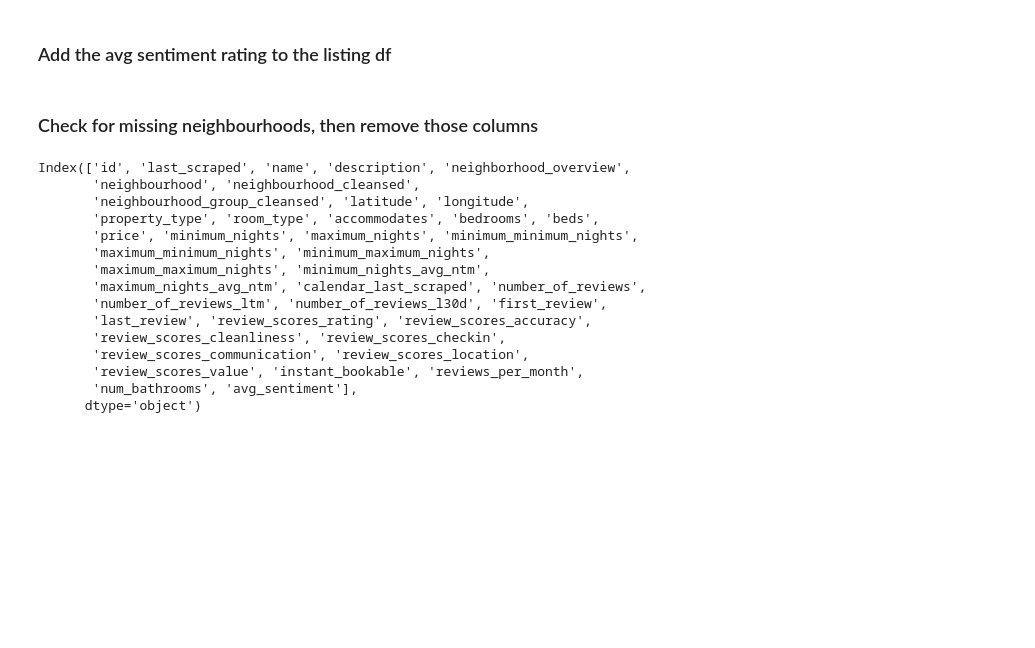
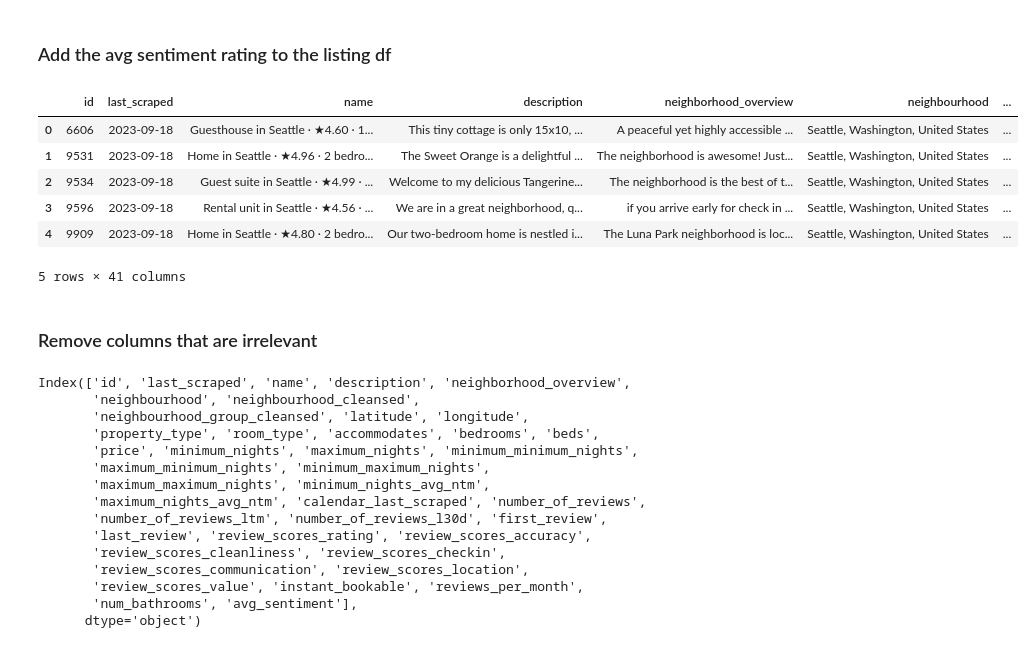
Before and after one commit to kflemming30/6505-Project, a Jupyter notebook: airbnb_data_exploration.ipynb, the cells around one changed output. Drawn from its saved outputs; the diff is of its cells as text; code cells hidden in the pictures; blank space fills up the shorter version.

```diff
--- a/airbnb_data_exploration.ipynb
+++ b/airbnb_data_exploration.ipynb
@@ -582,5 +546,13 @@ combined_reviews.head()
 # %% [markdown]
 ### Add the avg sentiment rating to the listing df
 # %%
-cleaned_listings = pd.read_csv('https://raw.githubusercontent.com/kflemming30/Urban_Dynamics_and_Airbnb_Reviews/main/cleaned_listings.csv')
+cleaned_listings = pd.read_csv('https://raw.githubusercontent.com/kflemming30/Urban_Dynamics_and_Airbnb_Reviews/main/cleaned_listings.csv?token=GHSAT0AAAAAACJYALPKWA5WH3I2L3HVM5QEZLZ3FUA')
 cleaned_listings.head()
+# %% [output]
+|  | id | last_scraped | name | description | neighborhood_overview | neighbourhood | ... |
+| 0 | 6606 | 2023-09-18 | Guesthouse in Seattle · ★4.60 · 1... | This tiny cottage is only 15x10, ... | A peaceful yet highly accessible ... | Seattle, Washington, United States | ... |
+| 1 | 9531 | 2023-09-18 | Home in Seattle · ★4.96 · 2 bedro... | The Sweet Orange is a delightful ... | The neighborhood is awesome! Just... | Seattle, Washington, United States | ... |
+| 2 | 9534 | 2023-09-18 | Guest suite in Seattle · ★4.99 · ... | Welcome to my delicious Tangerine... | The neighborhood is the best of t... | Seattle, Washington, United States | ... |
+| 3 | 9596 | 2023-09-18 | Rental unit in Seattle · ★4.56 · ... | We are in a great neighborhood, q... | if you arrive early for check in ... | Seattle, Washington, United States | ... |
+| 4 | 9909 | 2023-09-18 | Home in Seattle · ★4.80 · 2 bedro... | Our two-bedroom home is nestled i... | The Luna Park neighborhood is loc... | Seattle, Washington, United States | ... |
+5 rows × 41 columns
@@ -605,7 +576,7 @@ merged_data.head()
 # %%
 merged_data.to_csv('listings_with_sentiment.csv', index=False)
 # %% [markdown]
-### Check for missing neighbourhoods, then remove those columns
+### Remove columns that are irrelevant
 # %%
 listings_with_sentiment = pd.read_csv('https://raw.githubusercontent.com/kflemming30/Urban_Dynamics_and_Airbnb_Reviews/main/listings_with_sentiment.csv')
 # %%
```
Also changed, not shown: parts of 34 cells of this notebook.
